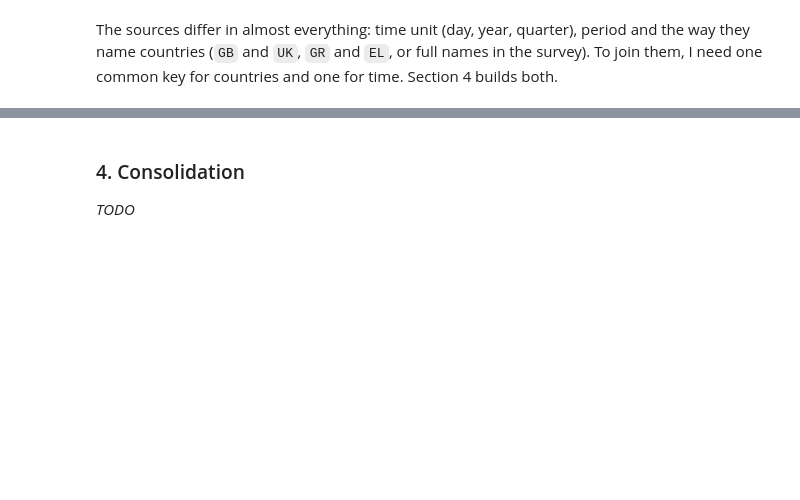
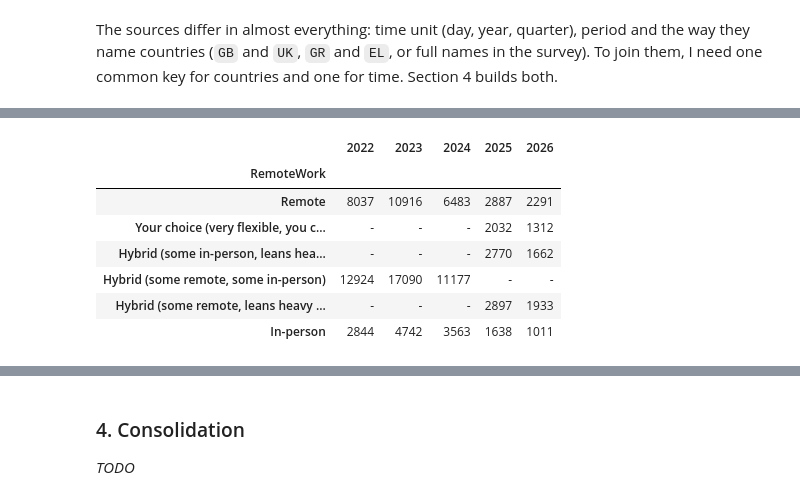
Before and after one commit to N1ko-Gr/eu-tech-job-market, a Jupyter notebook: eu_tech_job_market.ipynb, the cells around one changed output, grey strips where cells are left out. Drawn from its saved outputs; the diff is of its cells as text; code cells hidden in the pictures; blank space fills up the shorter version.

Commit message:
Add validation and cleaning checks for all four sources

```diff
--- a/eu_tech_job_market.ipynb
+++ b/eu_tech_job_market.ipynb
@@ -507,0 +603,19 @@ _TODO_
+# %%
+# 2026 uses new names for four questions; I go back to the old names, so the same code works for every year
+COLUMN_RENAMES = {"Role": "DevType", "WorkSetting": "RemoteWork", "Education": "EdLevel",
+                  "LanguagesHaveWorkedWith": "LanguageHaveWorkedWith"}
+surveys = {year: survey.rename(columns=COLUMN_RENAMES) for year, survey in surveys.items()}
+
+for year, survey in surveys.items():
+    assert survey["ResponseId"].is_unique, f"{year}: a ResponseId appears twice"
+    assert {"DevType", "RemoteWork", "LanguageHaveWorkedWith", "ConvertedCompYearly"} <= set(survey.columns), year
+
+identical = {}
+for year, survey in surveys.items():
+    same = survey.drop(columns="ResponseId").duplicated(keep=False)
+    identical[year] = {
+        "rows": len(survey),
+        "rows identical to another row": same.sum(),
+        "of them with pay": survey.loc[same, "ConvertedCompYearly"].notna().sum(),
+    }
+pd.DataFrame(identical)
@@ -507,0 +631,23 @@ _TODO_
+# %%
+# in 2022 two answers had other names, with the same meaning (section 1.3)
+REMOTE_LABELS_2022 = {"Fully remote": "Remote", "Full in-person": "In-person"}
+surveys[2022] = surveys[2022].assign(RemoteWork=surveys[2022]["RemoteWork"].replace(REMOTE_LABELS_2022))
+
+assert set(surveys[2022]["RemoteWork"].dropna()) == set(surveys[2024]["RemoteWork"].dropna())
+
+remote_options = pd.DataFrame({year: survey["RemoteWork"].value_counts() for year, survey in surveys.items()})
+# Remote first, In-person last; "-" means that the answer did not exist in that year
+order = ["Remote", "Your choice (very flexible, you can come in when you want or just as needed)",
+         "Hybrid (some in-person, leans heavy to flexibility)", "Hybrid (some remote, some in-person)",
+         "Hybrid (some remote, leans heavy to in-person)", "In-person"]
+assert set(order) == set(remote_options.index)
+remote_options.loc[order].map(lambda count: "-" if pd.isna(count) else int(count))
+# %% [output]
+|  | 2022 | 2023 | 2024 | 2025 | 2026 |
+| RemoteWork |  |  |  |  |  |
+| Remote | 8037 | 10916 | 6483 | 2887 | 2291 |
+| Your choice (very flexible, you c... | - | - | - | 2032 | 1312 |
+| Hybrid (some in-person, leans hea... | - | - | - | 2770 | 1662 |
+| Hybrid (some remote, some in-person) | 12924 | 17090 | 11177 | - | - |
+| Hybrid (some remote, leans heavy ... | - | - | - | 2897 | 1933 |
+| In-person | 2844 | 4742 | 3563 | 1638 | 1011 |
```
Also changed, not shown: parts of 25 cells of this notebook.
